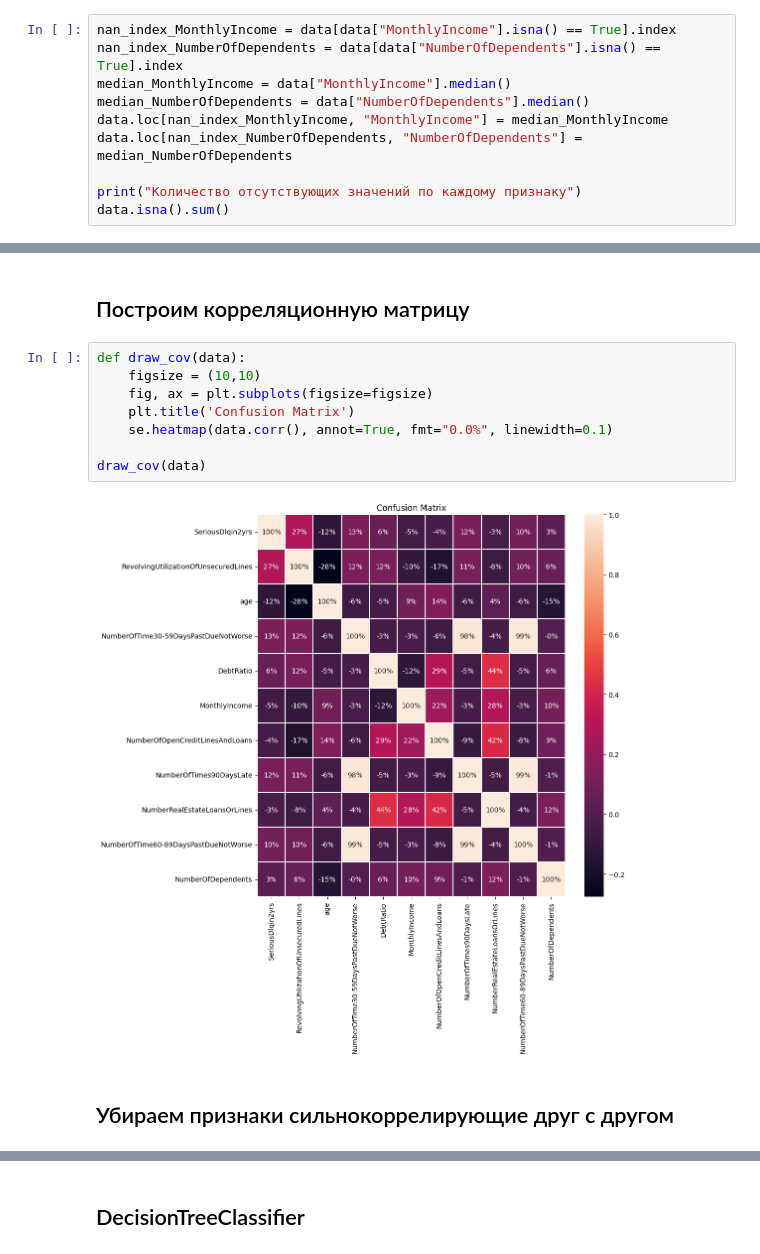
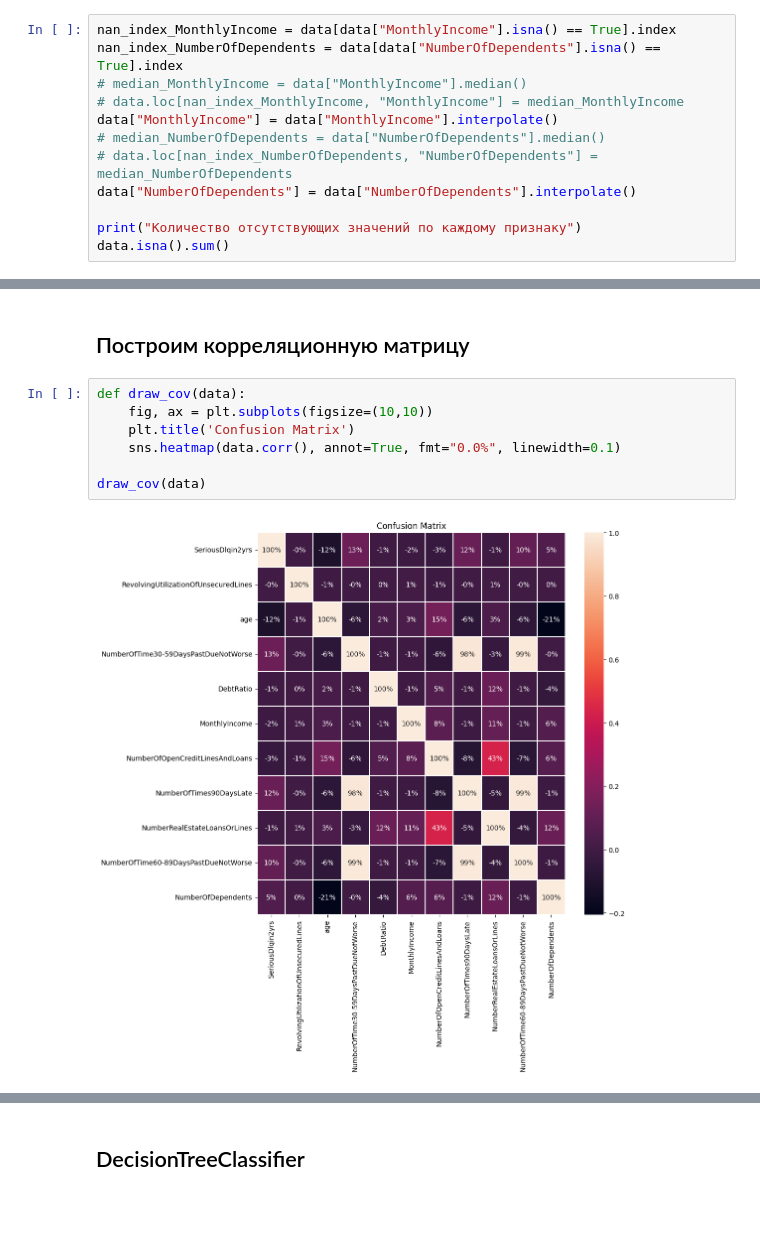
Before and after one commit to l00fi/bayes_optimization, a Jupyter notebook: main.ipynb, the cells around one changed output, grey strips where cells are left out. Cells and saved outputs as stored; diff of their text form; blank space fills up the shorter version.

```diff
--- a/main.ipynb
+++ b/main.ipynb
@@ -112,10 +112,12 @@ dtype: int64
 # %%
 nan_index_MonthlyIncome = data[data["MonthlyIncome"].isna() == True].index
 nan_index_NumberOfDependents = data[data["NumberOfDependents"].isna() == True].index
-median_MonthlyIncome = data["MonthlyIncome"].median()
-median_NumberOfDependents = data["NumberOfDependents"].median()
-data.loc[nan_index_MonthlyIncome, "MonthlyIncome"] = median_MonthlyIncome
-data.loc[nan_index_NumberOfDependents, "NumberOfDependents"] = median_NumberOfDependents
+# median_MonthlyIncome = data["MonthlyIncome"].median()
+# data.loc[nan_index_MonthlyIncome, "MonthlyIncome"] = median_MonthlyIncome
+data["MonthlyIncome"] = data["MonthlyIncome"].interpolate()
+# median_NumberOfDependents = data["NumberOfDependents"].median()
+# data.loc[nan_index_NumberOfDependents, "NumberOfDependents"] = median_NumberOfDependents
+data["NumberOfDependents"] = data["NumberOfDependents"].interpolate()
 
 print("Количество отсутствующих значений по каждому признаку")
 data.isna().sum()
@@ -196,13 +184,10 @@ for column in data.columns:
 ## Построим корреляционную матрицу
 # %%
 def draw_cov(data):
-    figsize = (10,10)
-    fig, ax = plt.subplots(figsize=figsize)
+    fig, ax = plt.subplots(figsize=(10,10))
     plt.title('Confusion Matrix')
-    se.heatmap(data.corr(), annot=True, fmt="0.0%", linewidth=0.1)
+    sns.heatmap(data.corr(), annot=True, fmt="0.0%", linewidth=0.1)
 
 draw_cov(data)
 # %% [output]
-[figure, old version]
+[figure, new version]
-# %% [markdown]
-## Убираем признаки сильнокоррелирующие друг с другом
```
Also changed, not shown: parts of 36 cells of this notebook, 2 other files.
